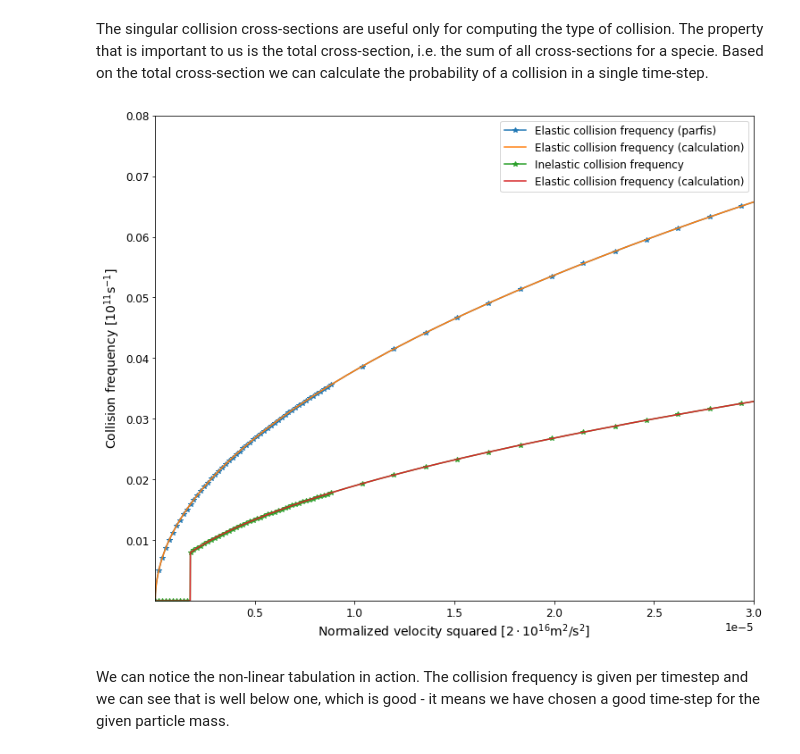
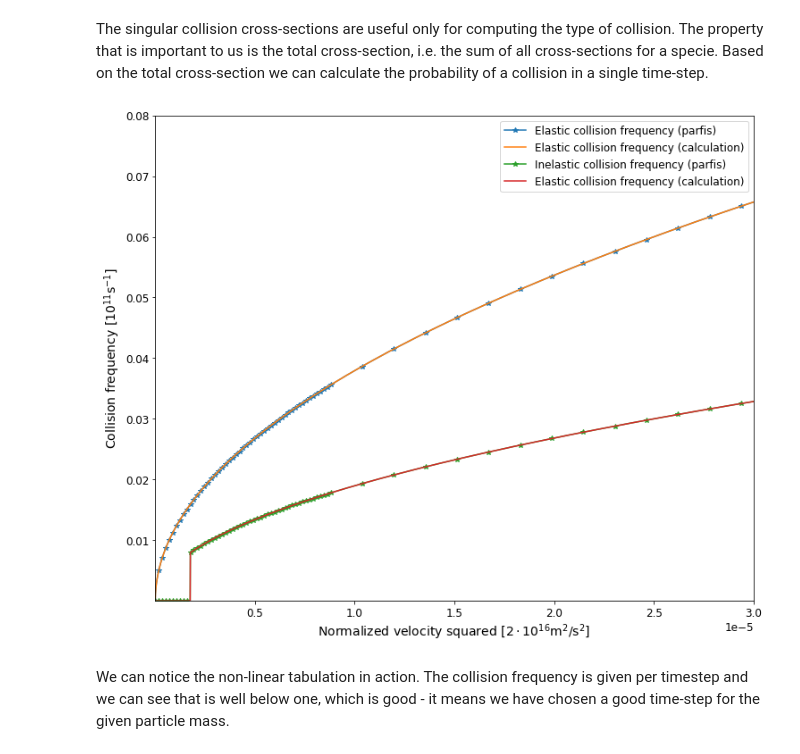
Before and after one commit to GinkoBalboa/parfis, a Jupyter notebook: doc/sphinx/source/collisional_files/generating_simple_cross_sections.ipynb, the cells around one changed output. Saved outputs shown, nothing was run; the diff lists cells and outputs as text; code cells hidden in the pictures.

```diff
--- a/doc/sphinx/source/collisional_files/generating_simple_cross_sections.ipynb
+++ b/doc/sphinx/source/collisional_files/generating_simple_cross_sections.ipynb
@@ -247,34 +247,34 @@ freqList_i = ptrSimData.pyGasCollisionVec.ptr[1].freqFtab.yVec.asList()
 # %%
 # Get coll. freq. from calculation
 vList = np.sqrt(vsqList)*maxVel
 yle_calc = np.ndarray(len(vList), dtype=float)
 yli_calc = np.ndarray(len(vList), dtype=float)
 
 JeV = 6.2415090744608e18
 for i in range(len(vList)):
     # sigma(E) = sigma(mv^2/2 * JouleToeV_conversion_factor)
     yle_calc[i] = sigma_e(0.5*mkg*vList[i]**2*JeV)
     yli_calc[i] = sigma_i(0.5*mkg*vList[i]**2*JeV)
 
 fle_v = N*yle_calc*1.0e-20*vList*dt
 fli_v = N*yli_calc*1.0e-20*vList*dt
 
 fig, ax = plt.subplots(1, 1, figsize=(12, 10))
 
-ax.plot(vsqList, freqList_e, label="Elastic collision frequency (parfis)", marker='*', markevery=20, linestye=None)
+ax.plot(vsqList, freqList_e, label="Elastic collision frequency (parfis)", marker='*', markevery=20, linestyle=None)
 ax.plot(vsqList, fle_v, label="Elastic collision frequency (calculation)")
-ax.plot(vsqList, freqList_i, label="Inelastic collision frequency (parfis)", marker='*', markevery=20, linestye=None)
+ax.plot(vsqList, freqList_i, label="Inelastic collision frequency (parfis)", marker='*', markevery=20, linestyle=None)
 ax.plot(vsqList, fli_v, label="Elastic collision frequency (calculation)")
 
 ax.set_xlim(1e-11, 3.0e-5)
 ax.set_ylim(4e-9, 0.8e-1)
 ax.set_xlabel("Normalized velocity squared [${2 \cdot 10^{16}} \mathrm{m^2/s^2}$]")
 ax.set_ylabel("Collision frequency [$\mathrm{10^{11}s^{-1}}$]")
 ax.legend()
 
 plt.show()
 # %% [output]
-[figure, old version]
+[figure, new version]
 # %% [markdown]
 We can notice the non-linear tabulation in action. The collision frequency is given per timestep and we can see that is well below one, which is good - it means we have chosen a good time-step for the given particle mass.
 # %% [markdown]
```
Also changed, not shown: 7 other files.
